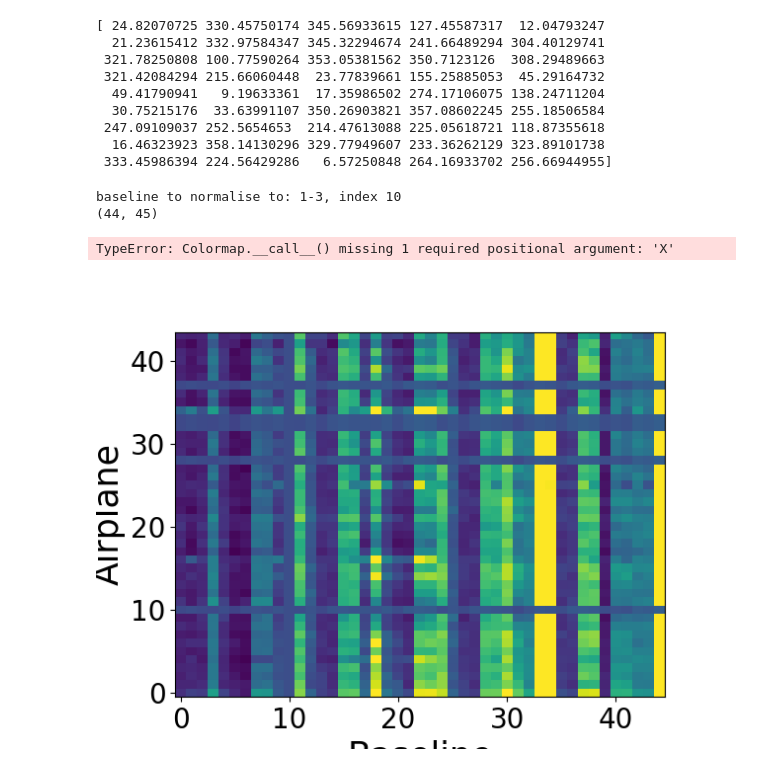
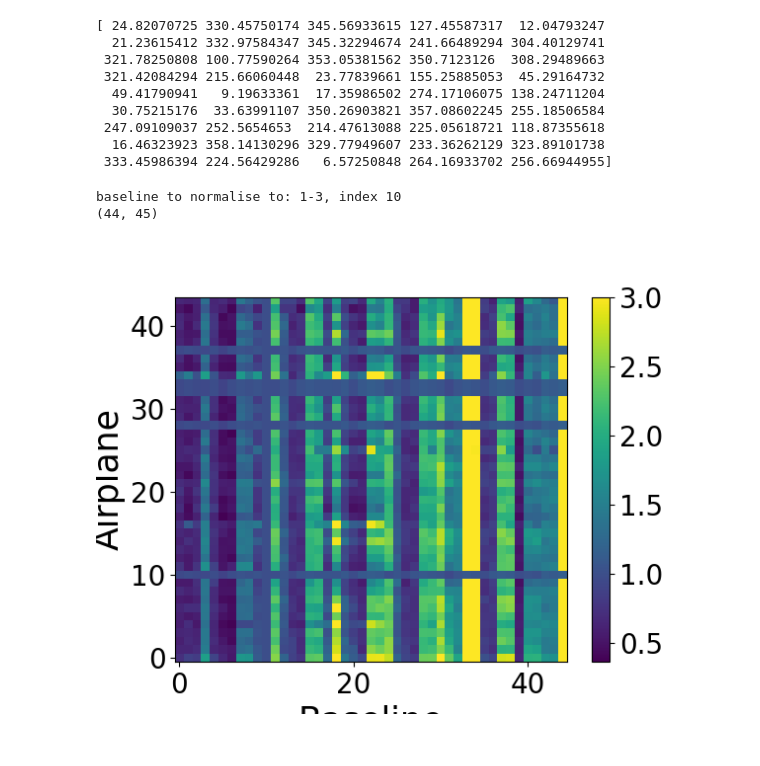
Before and after one commit to icebearcanada/airplane-process, a Jupyter notebook: airplane-code/generate_airplane_calibrations.ipynb, the cells around one changed output. Saved outputs shown, nothing was run; the diff lists cells and outputs as text; code cells hidden in the pictures.

```diff
--- a/airplane-code/generate_airplane_calibrations.ipynb
+++ b/airplane-code/generate_airplane_calibrations.ipynb
@@ -1437,34 +1437,33 @@ total_amplitudes = total_amplitudes_old.copy()
 stdev_corrections = stdev_corrections_old.copy()
 min_index = np.argmin(stdev_corrections)
 
 baseline = 0
 found = False
 for i in range(10):
     for j in range(i+1, 10):
         if found:
             continue
         if baseline == min_index:
             found = True
             print(f'baseline to normalise to: {i}-{j}, index {min_index}')
         else:
             baseline += 1
 
 print(total_amplitudes.shape)
 amplitude_ratio = total_amplitudes / total_amplitudes[:, min_index][:, np.newaxis]
 
 #amplitude_ratio = np.append(amplitude_ratio, amplitude_ratio[0, :][np.newaxis, :]*0, axis=0)
 #amplitude_ratio = np.append(amplitude_ratio, amplitude_ratio[0, :][np.newaxis, :]*0, axis=0)
 #amplitude_ratio = np.append(amplitude_ratio, amplitude_ratio[0, :][np.newaxis, :]*0, axis=0)
 #amplitude_ratio = np.append(amplitude_ratio, np.mean(amplitude_ratio[0:44, :], axis=0)[np.newaxis, :], axis=0)
 
 fig, ax = plt.subplots()
-im = ax.imshow(amplitude_ratio, origin='lower', aspect='auto', vmax=3)
+cmap = ax.imshow(amplitude_ratio, origin='lower', aspect='auto', vmax=3)
 ax.set_xlabel('Baseline')
 ax.set_ylabel('Airplane')
-fig.colorbar(im.cmap(), ax=ax)
+fig.colorbar(cmap, ax=ax)
 plt.show()
 # %% [output]
 baseline to normalise to: 1-3, index 10
 (44, 45)
-TypeError: Colormap.__call__() missing 1 required positional argument: 'X'
-[figure, old version]
+[figure, new version]
```
Also changed, not shown: parts of 2 cells of this notebook.
